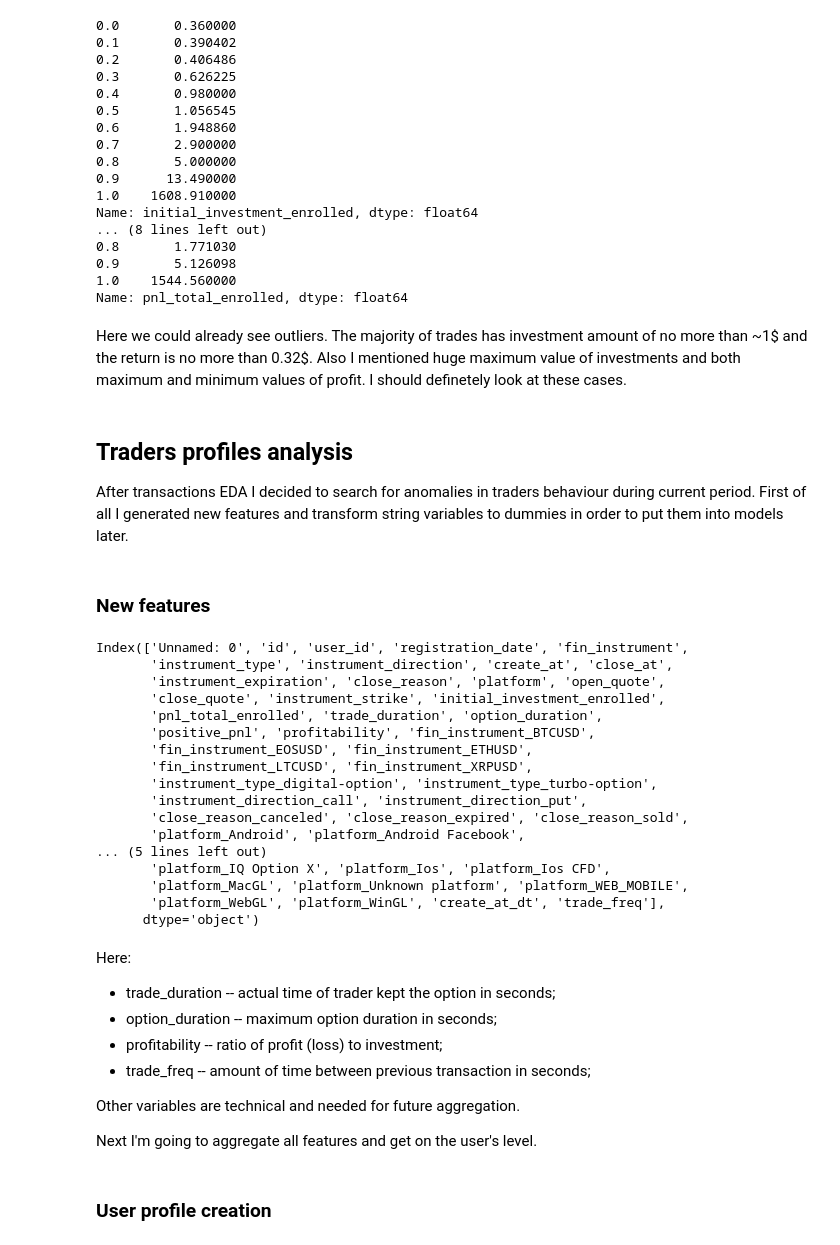
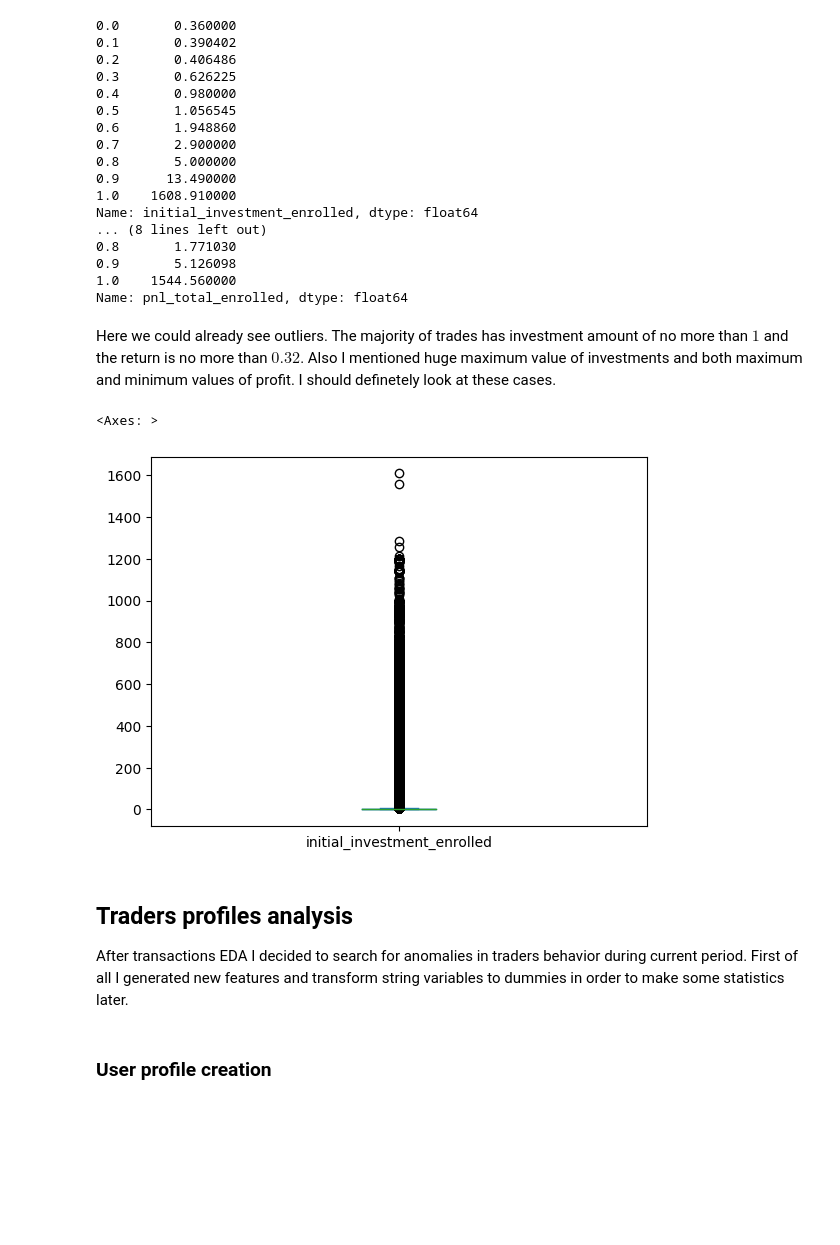
Before and after one commit to mdpetrov/pref-ai, a Jupyter notebook: main.ipynb, the cells around one changed output. Drawn from its saved outputs; the diff is of its cells as text; code cells hidden in the pictures; blank space fills up the shorter version.

```diff
--- a/main.ipynb
+++ b/main.ipynb
@@ -136,57 +190,15 @@ Name: initial_investment_enrolled, dtype: float64
 1.0    1544.560000
 Name: pnl_total_enrolled, dtype: float64
 # %% [markdown]
-Here we could already see outliers. The majority of trades has investment amount of no more than \~1\$ and the return is no more than 0.32\$. Also I mentioned huge maximum value of investments and both maximum and minimum values of profit. I should definetely look at these cases.
+Here we could already see outliers. The majority of trades has investment amount of no more than $1$ and the return is no more than $0.32$. Also I mentioned huge maximum value of investments and both maximum and minimum values of profit. I should definetely look at these cases.
+# %%
+trades[['initial_investment_enrolled']].plot(kind='box')
+# %% [output]
+<Axes: >
+[figure, added]
 # %% [markdown]
 ## Traders profiles analysis
-After transactions EDA I decided to search for anomalies in traders behaviour during current period. First of all I generated new features and transform string variables to dummies in order to put them into
-models later.
+After transactions EDA I decided to search for anomalies in traders behavior during current period. First of all I generated new features and transform string variables to dummies in order to make some statistics later.
-# %% [markdown]
-### New features
-# %%
-trades['trade_duration'] = (trades.close_at.astype('datetime64[ns]') - trades.create_at.astype('datetime64[ns]')).dt.total_seconds()
-trades['option_duration'] = (trades.instrument_expiration.astype('datetime64[ns]') - trades.create_at.astype('datetime64[ns]')).dt.total_seconds()
-trades['positive_pnl'] = 1*(trades['pnl_total_enrolled'] > 0)
-trades['profitability'] = trades['pnl_total_enrolled'] / trades['initial_investment_enrolled']
-for v in ['fin_instrument', 'instrument_type', 'instrument_direction', 'close_reason', 'platform']:
-    tmp = pd.get_dummies(trades[v], prefix=v)
-    trades[tmp.columns] = tmp
-
-trades['create_at'] = trades['create_at'].astype('datetime64[ns]')
-trades['create_at_dt'] = trades['create_at'].dt.date
-trades.sort_values(['user_id', 'create_at'], inplace=True)
-trades['trade_freq'] = trades.groupby('user_id')['create_at'].diff(1).dt.total_seconds()
-
-trades.columns
-# %% [output]
-Index(['Unnamed: 0', 'id', 'user_id', 'registration_date', 'fin_instrument',
-       'instrument_type', 'instrument_direction', 'create_at', 'close_at',
-       'instrument_expiration', 'close_reason', 'platform', 'open_quote',
-       'close_quote', 'instrument_strike', 'initial_investment_enrolled',
-       'pnl_total_enrolled', 'trade_duration', 'option_duration',
-       'positive_pnl', 'profitability', 'fin_instrument_BTCUSD',
-       'fin_instrument_EOSUSD', 'fin_instrument_ETHUSD',
-       'fin_instrument_LTCUSD', 'fin_instrument_XRPUSD',
-       'instrument_type_digital-option', 'instrument_type_turbo-option',
-       'instrument_direction_call', 'instrument_direction_put',
-       'close_reason_canceled', 'close_reason_expired', 'close_reason_sold',
-       'platform_Android', 'platform_Android Facebook',
-... (5 lines left out)
-       'platform_IQ Option X', 'platform_Ios', 'platform_Ios CFD',
-       'platform_MacGL', 'platform_Unknown platform', 'platform_WEB_MOBILE',
-       'platform_WebGL', 'platform_WinGL', 'create_at_dt', 'trade_freq'],
-      dtype='object')
-# %% [markdown]
-Here:
-
-* trade_duration -- actual time of trader kept the option in seconds;
-* option_duration -- maximum option duration in seconds;
-* profitability -- ratio of profit (loss) to investment;
-* trade_freq -- amount of time between previous transaction in seconds;
-
-Other variables are technical and needed for future aggregation.
-
-Next I'm going to aggregate all features and get on the user's level.
 # %% [markdown]
 ### User profile creation
 # %%
```
Also changed, not shown: parts of 79 cells of this notebook.
